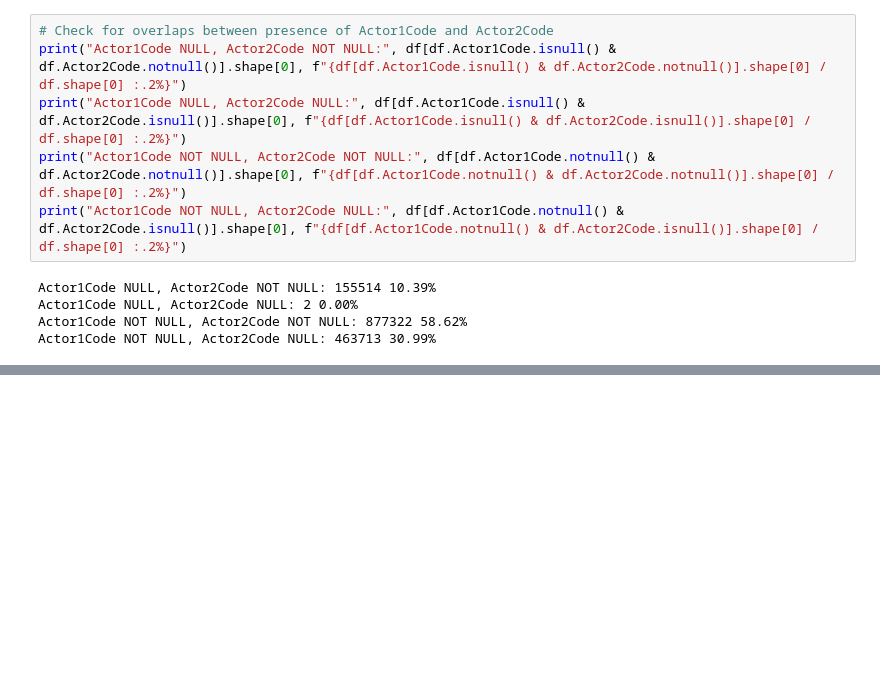
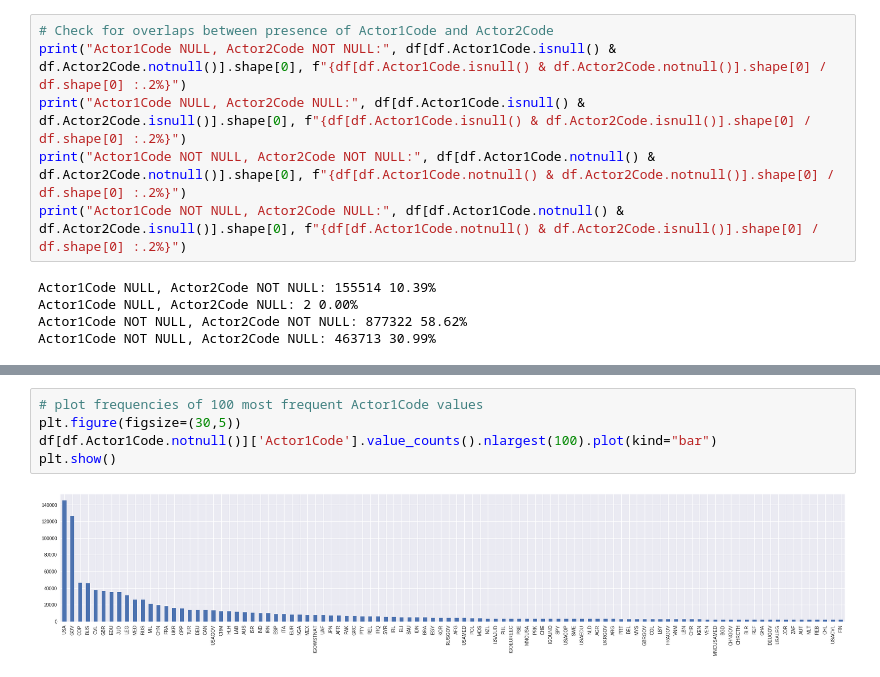
Before and after one commit to sasha-kap/Events-Analytics, a Jupyter notebook: GDELT_EDA.ipynb, the cells around one changed output, grey strips where cells are left out. Saved outputs shown, nothing was run; the diff lists cells and outputs as text; blank space fills up the shorter version.

```diff
--- a/GDELT_EDA.ipynb
+++ b/GDELT_EDA.ipynb
@@ -201,0 +236,7 @@ Actor1Code NOT NULL, Actor2Code NULL: 463713 30.99%
+# %%
+# plot frequencies of 100 most frequent Actor1Code values
+plt.figure(figsize=(30,5))
+df[df.Actor1Code.notnull()]['Actor1Code'].value_counts().nlargest(100).plot(kind="bar")
+plt.show()
+# %% [output]
+[figure, added]
```
Also changed, not shown: parts of 18 cells of this notebook.
